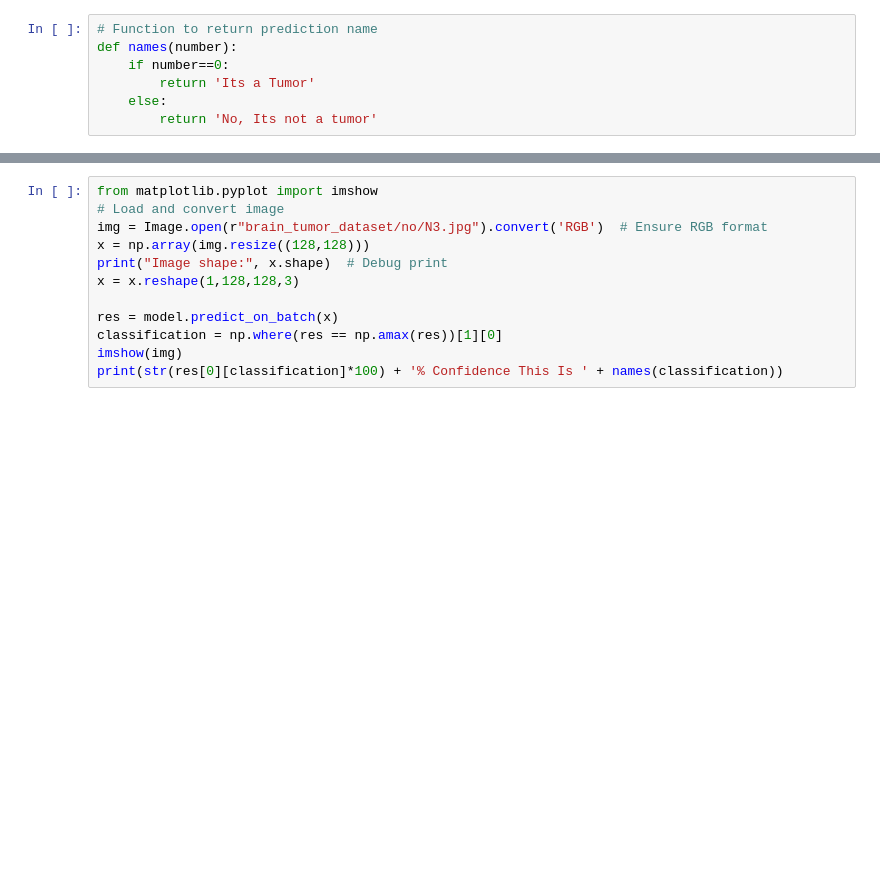
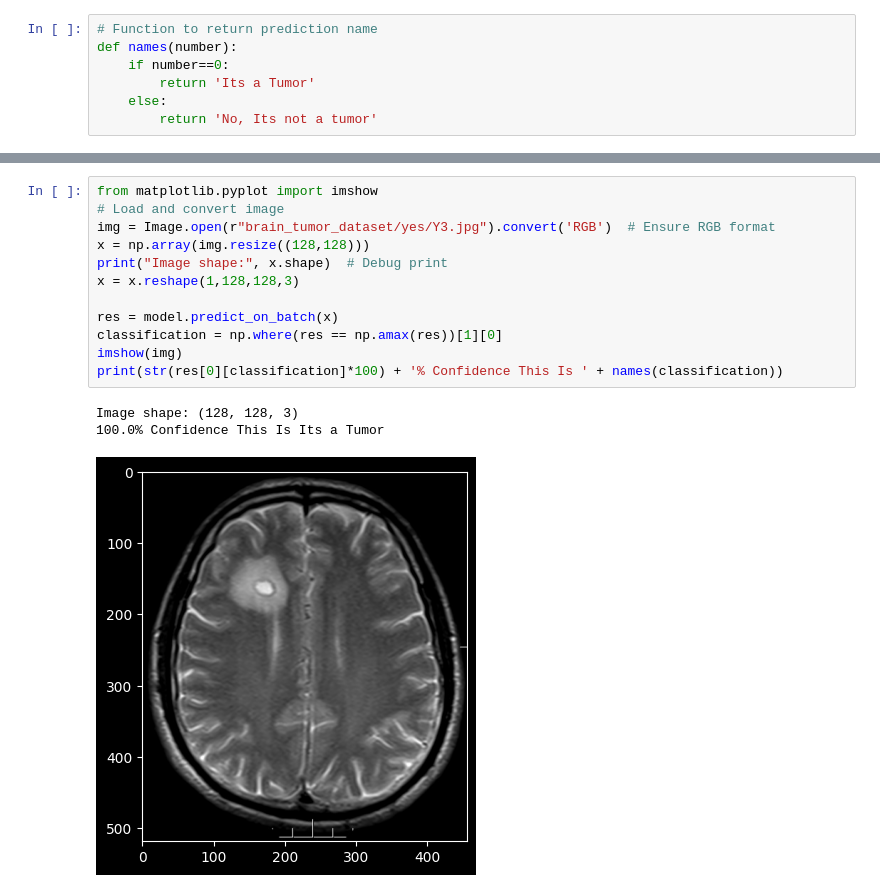
Before and after one commit to huzaifajadoon700/Classification, a Jupyter notebook: Cnn app day 37/brain_tumor_cnn.ipynb, the cells around one changed output, grey strips where cells are left out. Saved outputs shown, nothing was run; the diff lists cells and outputs as text; blank space fills up the shorter version.

Commit message:
Cnn brain tumer Complete

```diff
--- a/Cnn app day 37/brain_tumor_cnn.ipynb
+++ b/Cnn app day 37/brain_tumor_cnn.ipynb
@@ -270,12 +274,16 @@ print(str(res[0][classification]*100) + '% Confidence This Is ' + names(classifi
 # %%
 from matplotlib.pyplot import imshow
 # Load and convert image
-img = Image.open(r"brain_tumor_dataset/no/N3.jpg").convert('RGB')  # Ensure RGB format
+img = Image.open(r"brain_tumor_dataset/yes/Y3.jpg").convert('RGB')  # Ensure RGB format
 x = np.array(img.resize((128,128)))
 print("Image shape:", x.shape)  # Debug print
 x = x.reshape(1,128,128,3)
 
 res = model.predict_on_batch(x)
 classification = np.where(res == np.amax(res))[1][0]
 imshow(img)
 print(str(res[0][classification]*100) + '% Confidence This Is ' + names(classification))
+# %% [output]
+Image shape: (128, 128, 3)
+100.0% Confidence This Is Its a Tumor
+[figure, added]
```
Also changed, not shown: parts of 1 cell of this notebook.
